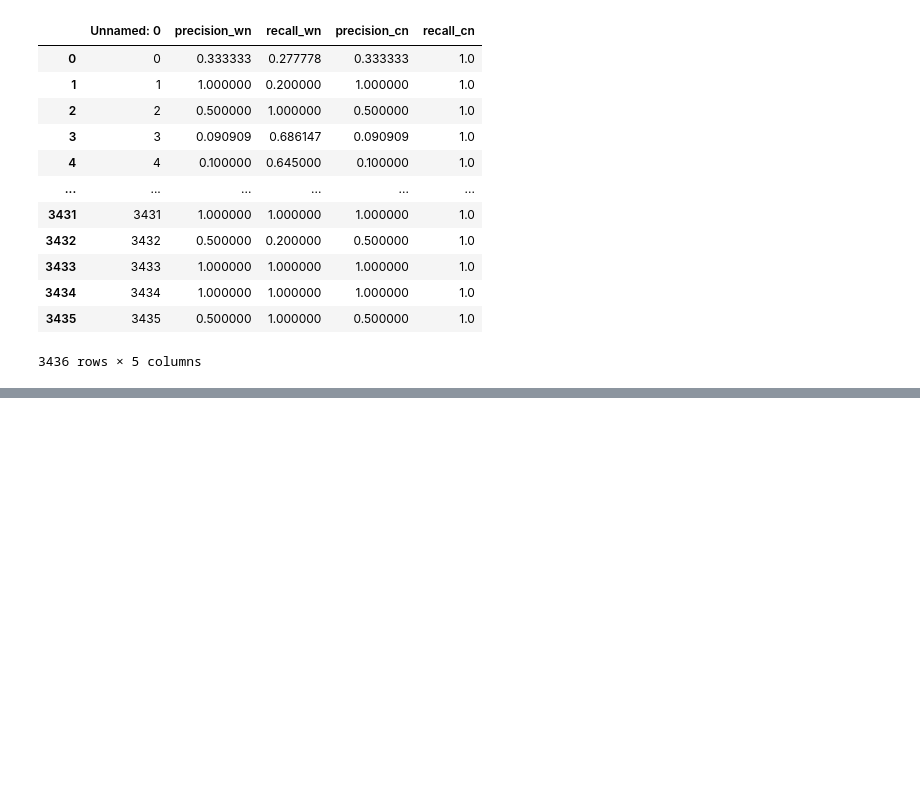
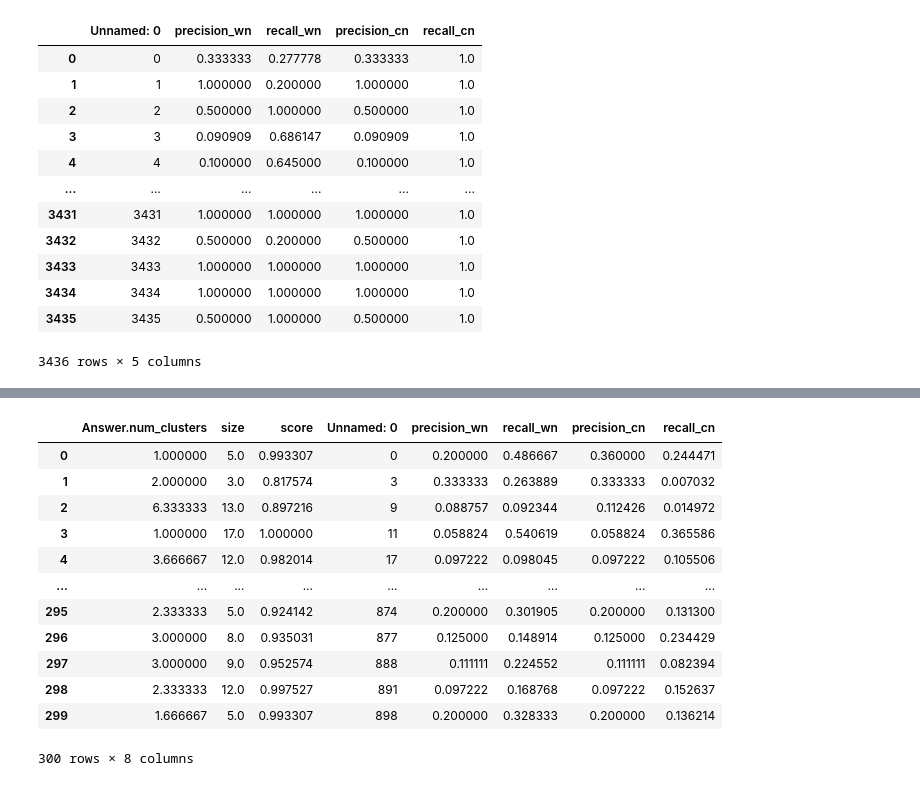
Before and after one commit to ahwang16/senior-thesis-2019, a Jupyter notebook: data/data_playground.ipynb, the cells around one changed output, grey strips where cells are left out. Saved outputs shown, nothing was run; the diff lists cells and outputs as text; code cells hidden in the pictures; blank space fills up the shorter version.

```diff
--- a/data/data_playground.ipynb
+++ b/data/data_playground.ipynb
@@ -379,0 +545,16 @@ gv_clusters
+# %%
+merged
+# %% [output]
+|  | Answer.num_clusters | size | score | Unnamed: 0 | precision_wn | recall_wn | precision_cn | recall_cn |
+| 0 | 1.000000 | 5.0 | 0.993307 | 0 | 0.200000 | 0.486667 | 0.360000 | 0.244471 |
+| 1 | 2.000000 | 3.0 | 0.817574 | 3 | 0.333333 | 0.263889 | 0.333333 | 0.007032 |
+| 2 | 6.333333 | 13.0 | 0.897216 | 9 | 0.088757 | 0.092344 | 0.112426 | 0.014972 |
+| 3 | 1.000000 | 17.0 | 1.000000 | 11 | 0.058824 | 0.540619 | 0.058824 | 0.365586 |
+| 4 | 3.666667 | 12.0 | 0.982014 | 17 | 0.097222 | 0.098045 | 0.097222 | 0.105506 |
+| ... | ... | ... | ... | ... | ... | ... | ... | ... |
+| 295 | 2.333333 | 5.0 | 0.924142 | 874 | 0.200000 | 0.301905 | 0.200000 | 0.131300 |
+| 296 | 3.000000 | 8.0 | 0.935031 | 877 | 0.125000 | 0.148914 | 0.125000 | 0.234429 |
+| 297 | 3.000000 | 9.0 | 0.952574 | 888 | 0.111111 | 0.224552 | 0.111111 | 0.082394 |
+| 298 | 2.333333 | 12.0 | 0.997527 | 891 | 0.097222 | 0.168768 | 0.097222 | 0.152637 |
+| 299 | 1.666667 | 5.0 | 0.993307 | 898 | 0.200000 | 0.328333 | 0.200000 | 0.136214 |
+300 rows × 8 columns
```
Also changed, not shown: parts of 31 cells of this notebook, 13 other files.
